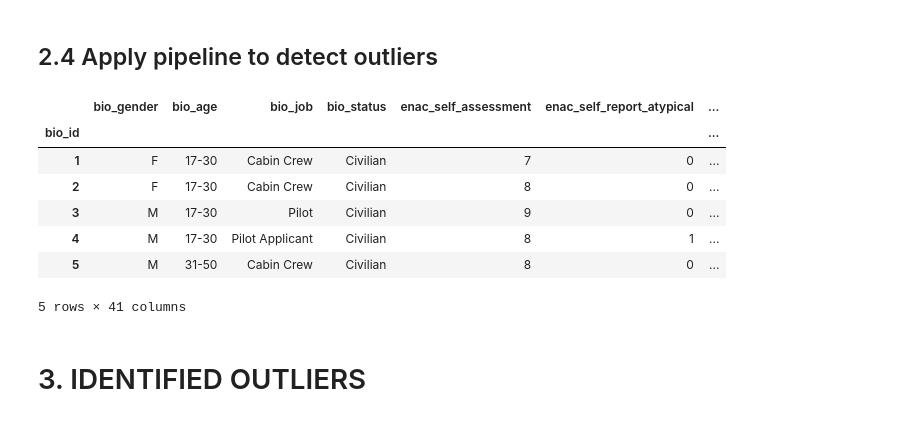
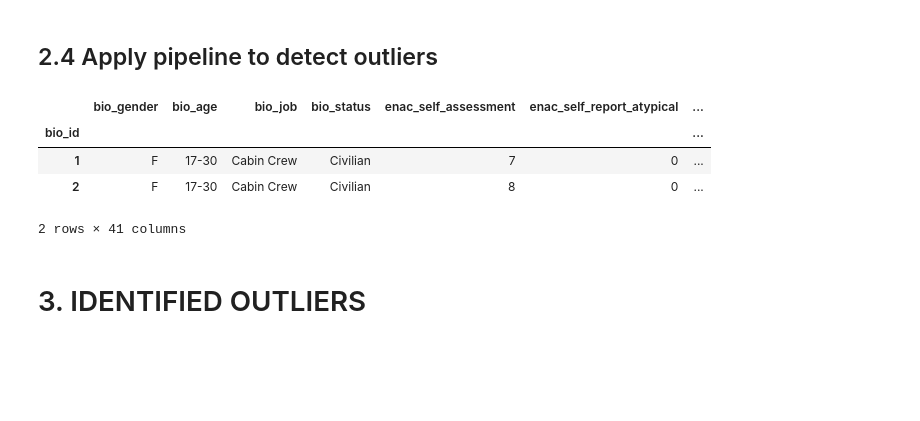
Before and after one commit to alkaest2002/mhsc, a Jupyter notebook: analysis.ipynb, the cells around one changed output. Saved outputs shown, nothing was run; the diff lists cells and outputs as text; code cells hidden in the pictures; blank space fills up the shorter version.

```diff
--- a/analysis.ipynb
+++ b/analysis.ipynb
@@ -293,24 +309,22 @@ def outlierness_score(df):
 # %% [markdown]
 ##  2.4 Apply pipeline to detect outliers
 # %%
+# apply pipe
 df = (df
         .pipe(missing_items_guard)
         .pipe(sentinel_items_guard)
         .pipe(uniqueness_of_sequence_guard, recurrent_sequences = recurrent_sequences)
         .pipe(isofs_guard, isof_items=isof_items, isof_parts=isof_parts)
         .pipe(outlierness_score)
      )
 
-df.head()
+df.head(2)
 # %% [output]
 |  | bio_gender | bio_age | bio_job | bio_status | enac_self_assessment | enac_self_report_atypical | ... |
 | bio_id |  |  |  |  |  |  | ... |
 | 1 | F | 17-30 | Cabin Crew | Civilian | 7 | 0 | ... |
 | 2 | F | 17-30 | Cabin Crew | Civilian | 8 | 0 | ... |
-| 3 | M | 17-30 | Pilot | Civilian | 9 | 0 | ... |
-| 4 | M | 17-30 | Pilot Applicant | Civilian | 8 | 1 | ... |
-| 5 | M | 31-50 | Cabin Crew | Civilian | 8 | 0 | ... |
-5 rows × 41 columns
+2 rows × 41 columns
 # %% [markdown]
 # 3. IDENTIFIED OUTLIERS
 # %% [markdown]
```
Also changed, not shown: parts of 35 cells of this notebook, 4 other files.
